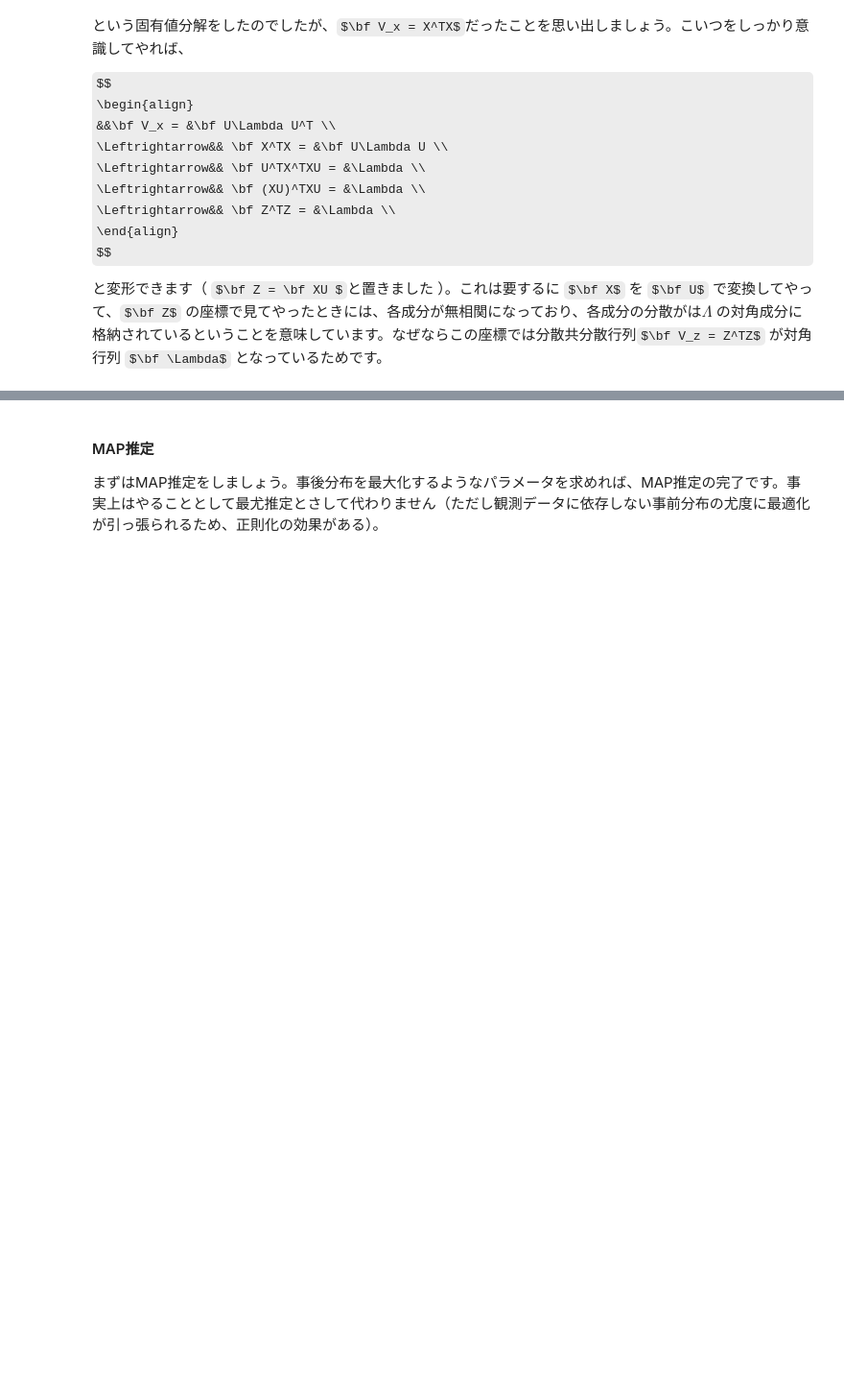
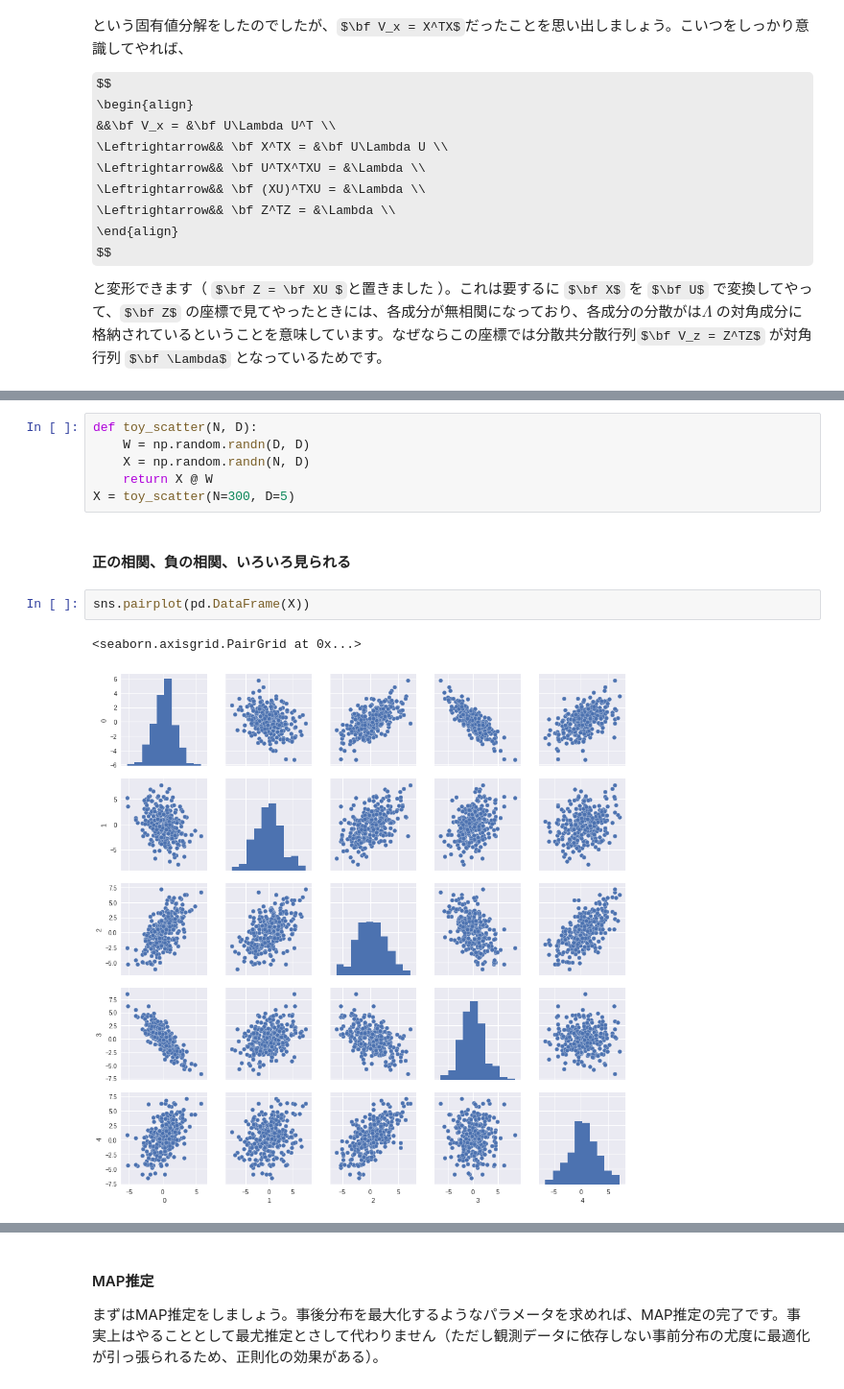
Before and after one commit to hellocybernetics/Tensorflow-Probability-Tutorials, a Jupyter notebook: PCA.ipynb, the cells around one changed output, grey strips where cells are left out. Shown at 96% size. Saved outputs shown, nothing was run; the diff lists cells and outputs as text; some formulas as TeX source; blank space fills up the shorter version.

```diff
--- a/PCA.ipynb
+++ b/PCA.ipynb
@@ -120,0 +121,13 @@ plt.plot(Z.numpy())
+# %%
+def toy_scatter(N, D):
+    W = np.random.randn(D, D)
+    X = np.random.randn(N, D)
+    return X @ W
+X = toy_scatter(N=300, D=5)
+# %% [markdown]
+#### 正の相関、負の相関、いろいろ見られる
+# %%
+sns.pairplot(pd.DataFrame(X))
+# %% [output]
+<seaborn.axisgrid.PairGrid at 0x...>
+[figure, added]
```
Also changed, not shown: parts of 26 cells of this notebook.
